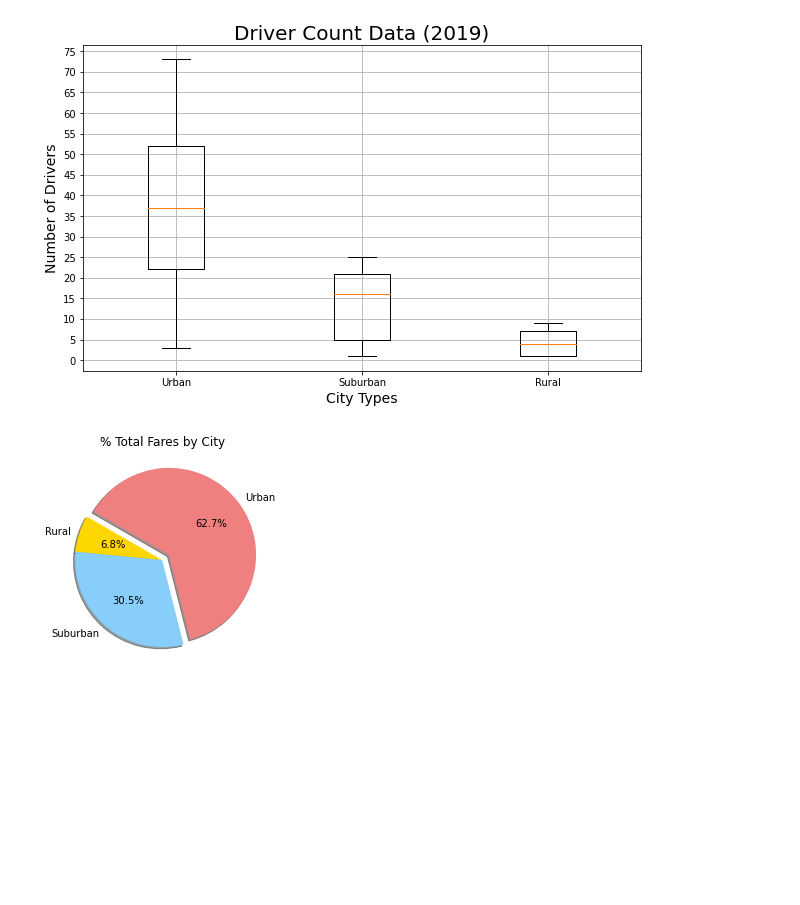
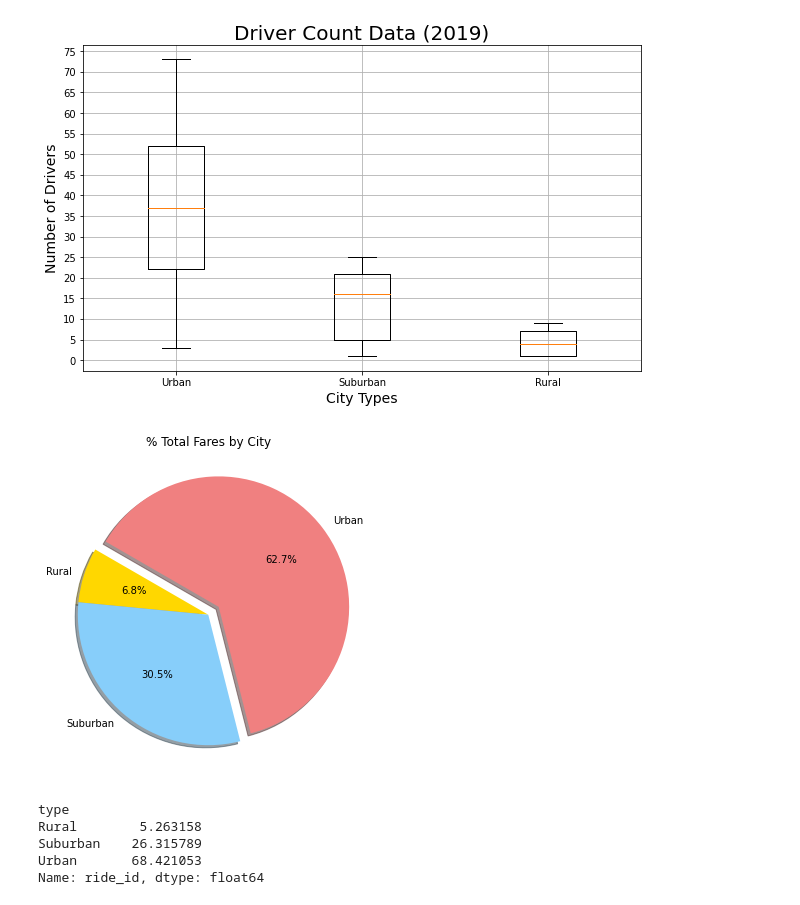
Before and after one commit to Redheadedmath/PyBer_Analysis, a Jupyter notebook: pre_challenge.ipynb, the cells around one changed output. Drawn from its saved outputs; the diff is of its cells as text; code cells hidden in the pictures; blank space fills up the shorter version.

```diff
--- a/pre_challenge.ipynb
+++ b/pre_challenge.ipynb
@@ -499,16 +499,33 @@ type_percents = 100 * sum_fares_by_type / total_fares
 # %%
 # Constructing pie chart for % Total Fares by City
 import matplotlib as mpl
 
 plt.subplots(figsize=(10,6))
 plt.pie(type_percents, labels=["Rural", "Suburban", "Urban"],
        colors=["gold", "lightskyblue", "lightcoral"],
        explode=[0, 0, 0.1],
        autopct='%1.1f%%',
        shadow=True,
        startangle=150)
 plt.title("% Total Fares by City")
-mpl.rcParams['fontsize'] =14
+mpl.rcParams['font.size'] = 14
+plt.savefig("Analysis/Fig5.png", dpi=300, bbox_inches='tight')
 plt.show()
 # %% [output]
-[figure, old version]
+[figure, new version]
+# %%
+# Creating Pie charter similarly, but for % Total Rides by City Types
+# Need the following:
+# 1) total number of rides per type
+# 2) Overall total rides
+# 3) Calc percentages for each type
+
+# Can call all of this in one line of code:
+ride_percents = 100 * pyber_data_df.groupby(["type"]).count()["ride_id"] / pyber_data_df["ride_id"].count()
+ride_percents
+# %% [output]
+type
+Rural        5.263158
+Suburban    26.315789
+Urban       68.421053
+Name: ride_id, dtype: float64
```
Also changed, not shown: parts of 1 cell of this notebook, 1 other file.
